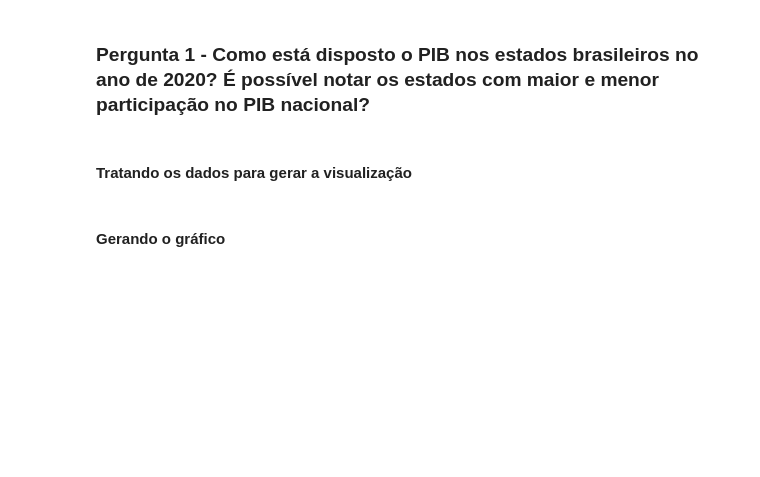
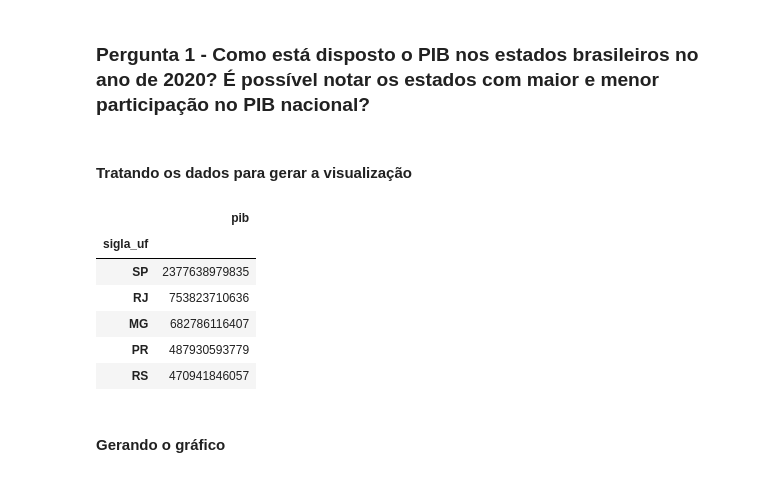
Before and after one commit to juliogazoli/alura-data-visualization-python-graficos-de-composicao-e-relacionamento, a Jupyter notebook: Projeto Inicial - Data Visualization_ gráficos de composição e relacionamento.ipynb, the cells around one changed output. Cells and saved outputs as stored; diff of their text form; code cells hidden in the pictures; blank space fills up the shorter version.

```diff
--- a/Projeto Inicial - Data Visualization_ gráficos de composição e relacionamento.ipynb
+++ b/Projeto Inicial - Data Visualization_ gráficos de composição e relacionamento.ipynb
@@ -133,11 +133,18 @@ Após visualizarmos de maneira rápida os dados que possuímos, vamos partir par
 #### Tratando os dados para gerar a visualização
 # %%
 # Criando um df com os dados desejados
-...
-...
-...
+df_pib_2020 = df_pib.copy()
+df_pib_2020 = df_pib_2020.query('ano == 2020').set_index('sigla_uf').sort_values('pib', ascending=False)[['pib']]
 
 df_pib_2020.head()
+# %% [output]
+|  | pib |
+| sigla_uf |  |
+| SP | 2377638979835 |
+| RJ | 753823710636 |
+| MG | 682786116407 |
+| PR | 487930593779 |
+| RS | 470941846057 |
 # %% [markdown]
 #### Gerando o gráfico
 # %%
```
Also changed, not shown: parts of 1 cell of this notebook.
